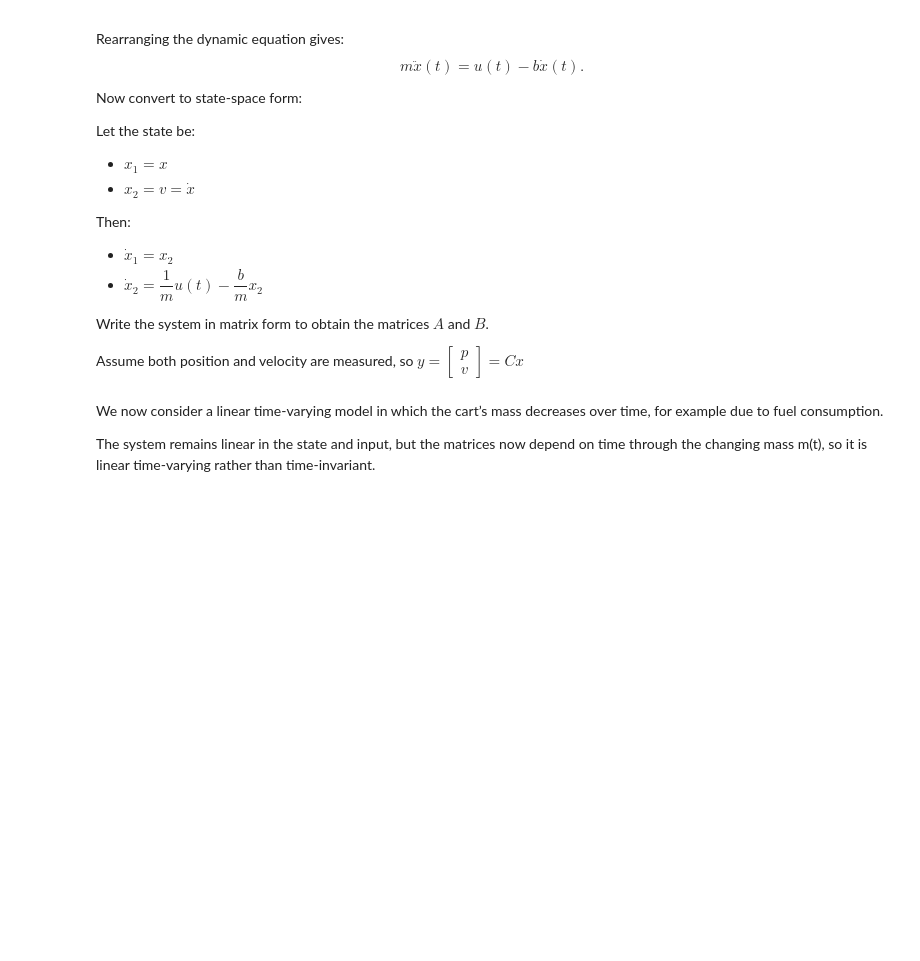
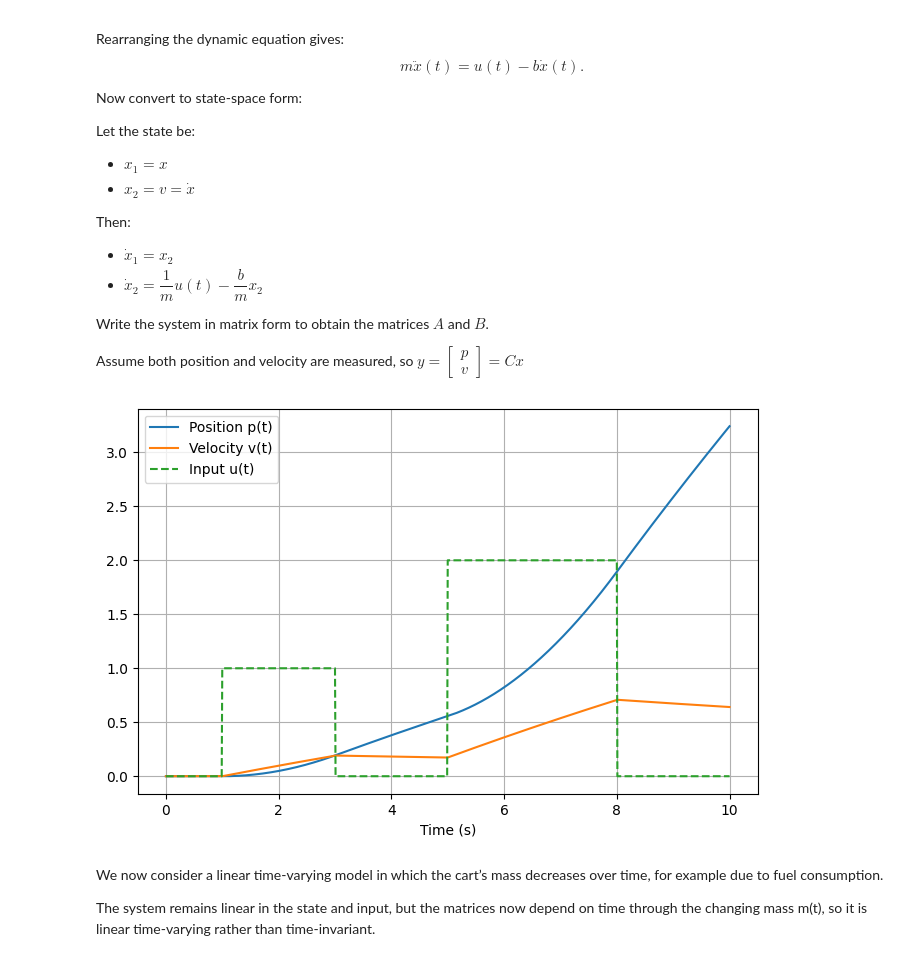
Before and after one commit to JoshClaassen02/DigitalSignalProcessing, a Jupyter notebook: Lab3/lab3_boilercode.ipynb, the cells around one changed output. Drawn from its saved outputs; the diff is of its cells as text; code cells hidden in the pictures; blank space fills up the shorter version.

```diff
--- a/Lab3/lab3_boilercode.ipynb
+++ b/Lab3/lab3_boilercode.ipynb
@@ -49,36 +49,60 @@ Assume both position and velocity are measured, so $y=\begin{bmatrix}p \\ v\end{
 # %%
 m0 = 10.0
 b  = 0.5
 
 # TODO Fill in A, B, C for x=[p, v]^T, dynamics: p_dot=v, v_dot=(1/m)u - (b/m)v
-A_lti = None
-B_lti = None
-C_lti = None
+# state-space matrices
+A_lti = np.array([
+    [0.0, 1.0],
+    [0.0, -b/m0]
+])
+B_lti = np.array([
+    [0.0],
+    [1.0/m0]
+])
+C_lti = np.array([
+    [1.0, 0.0],
+    [0.0, 1.0]
+])
 
 # Simulation grid
 dt_cart = 0.01
 T_cart = 10.0
 N_cart = int(T_cart / dt_cart)
 t_cart = np.arange(N_cart + 1) * dt_cart
 
 # Input u(t)
 u = np.zeros(N_cart+1)
 u[(t_cart >= 1) & (t_cart <= 3)] = 1.0
 u[(t_cart >= 5) & (t_cart <= 8)] = 2.0
 
 # TODO simulate x_{k+1} = x_k + dt*(A x_k + B u_k) (Euler)
 x_lti = np.zeros((N_cart+1, 2))
 x_lti[0, :] = [0.0, 0.0]
+
 for k in range(N_cart):
     xk = x_lti[k, :].reshape(2, 1)
     uk = u[k]
+
     # TODO: compute xdot = A @ xk + B * uk
-    xdot = None
+    xdot = A_lti @ xk + B_lti * uk
+
     x_lti[k+1, :] = (xk + dt_cart * xdot).flatten()
 
 y_lti = (C_lti @ x_lti.T).T
 p_lti, v_lti = y_lti[:, 0], y_lti[:, 1]
+
 # TODO Plot LTI results
+plt.figure(figsize=(8,5))
+plt.plot(t_cart, p_lti, label="Position p(t)")
+plt.plot(t_cart, v_lti, label="Velocity v(t)")
+plt.plot(t_cart, u, '--', label="Input u(t)")
+plt.xlabel("Time (s)")
+plt.legend()
+plt.grid()
+plt.show()
+# %% [output]
+[figure, added]
 # %% [markdown]
 We now consider a linear time-varying model in which the cart’s mass decreases over time, for example due to fuel consumption.
 
```
Also changed, not shown: parts of 3 cells of this notebook.
